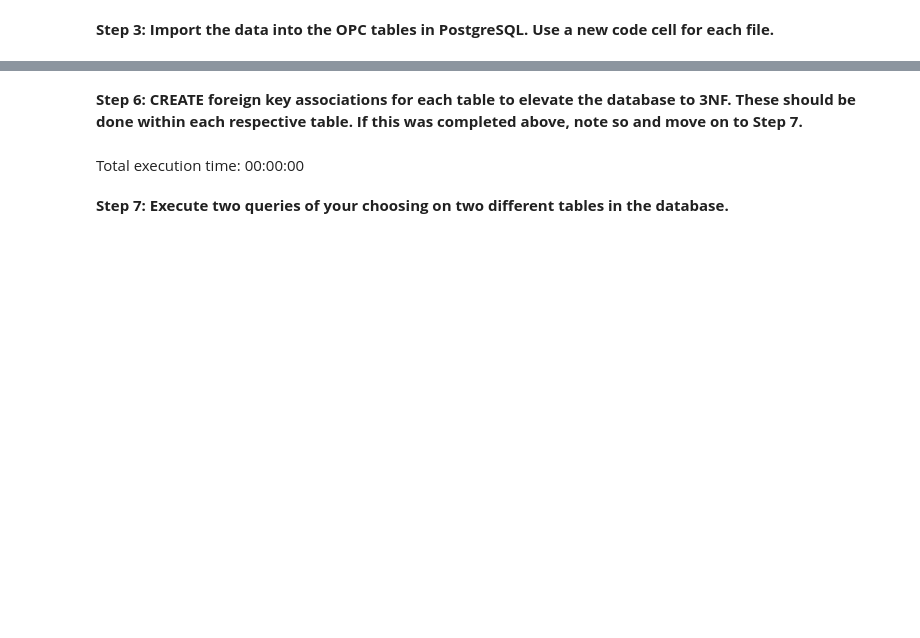
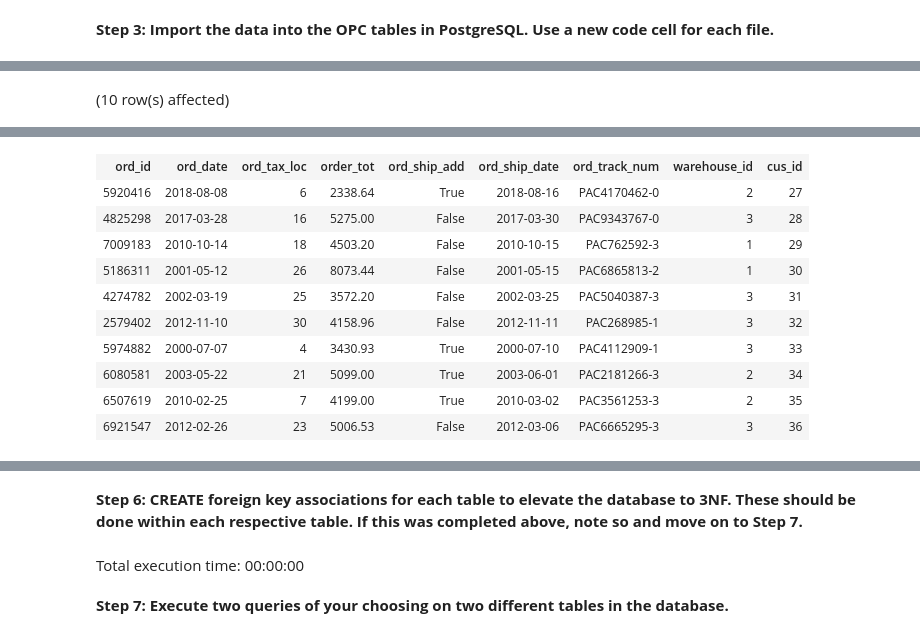
Before and after one commit to shkungulio/Maryville, a Jupyter notebook: DSCI-504/Assignment/Week2/DSCI504_Wk2_Assignment.ipynb, the cells around one changed output, grey strips where cells are left out. Drawn from its saved outputs; the diff is of its cells as text; code cells hidden in the pictures; blank space fills up the shorter version.

```diff
--- a/DSCI-504/Assignment/Week2/DSCI504_Wk2_Assignment.ipynb
+++ b/DSCI-504/Assignment/Week2/DSCI504_Wk2_Assignment.ipynb
@@ -362,0 +550,7 @@ SELECT * FROM dsci_504.customers LIMIT 10;
+# %%
+-- 10) Select top 10 records from dsci_504.orders table
+SELECT *
+FROM dsci_504.orders
+LIMIT 10;
+# %% [output]
+(10 row(s) affected)
@@ -362,0 +558,11 @@ SELECT * FROM dsci_504.customers LIMIT 10;
+| ord_id | ord_date | ord_tax_loc | order_tot | ord_ship_add | ord_ship_date | ord_track_num | warehouse_id | cus_id |
+| 5920416 | 2018-08-08 | 6 | 2338.64 | True | 2018-08-16 | PAC4170462-0 | 2 | 27 |
+| 4825298 | 2017-03-28 | 16 | 5275.00 | False | 2017-03-30 | PAC9343767-0 | 3 | 28 |
+| 7009183 | 2010-10-14 | 18 | 4503.20 | False | 2010-10-15 | PAC762592-3 | 1 | 29 |
+| 5186311 | 2001-05-12 | 26 | 8073.44 | False | 2001-05-15 | PAC6865813-2 | 1 | 30 |
+| 4274782 | 2002-03-19 | 25 | 3572.20 | False | 2002-03-25 | PAC5040387-3 | 3 | 31 |
+| 2579402 | 2012-11-10 | 30 | 4158.96 | False | 2012-11-11 | PAC268985-1 | 3 | 32 |
+| 5974882 | 2000-07-07 | 4 | 3430.93 | True | 2000-07-10 | PAC4112909-1 | 3 | 33 |
+| 6080581 | 2003-05-22 | 21 | 5099.00 | True | 2003-06-01 | PAC2181266-3 | 2 | 34 |
+| 6507619 | 2010-02-25 | 7 | 4199.00 | True | 2010-03-02 | PAC3561253-3 | 2 | 35 |
+| 6921547 | 2012-02-26 | 23 | 5006.53 | False | 2012-03-06 | PAC6665295-3 | 3 | 36 |
```
Also changed, not shown: parts of 74 cells of this notebook, 7 other files.
